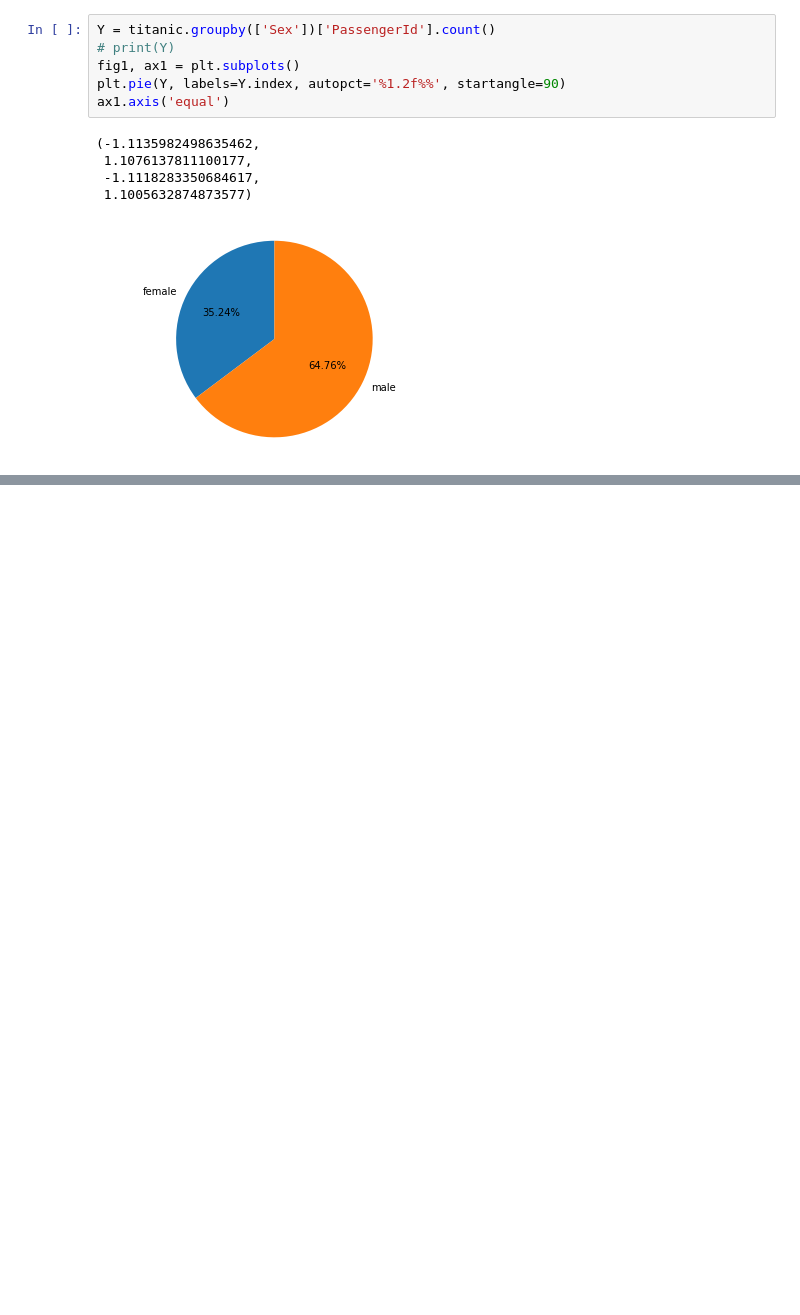
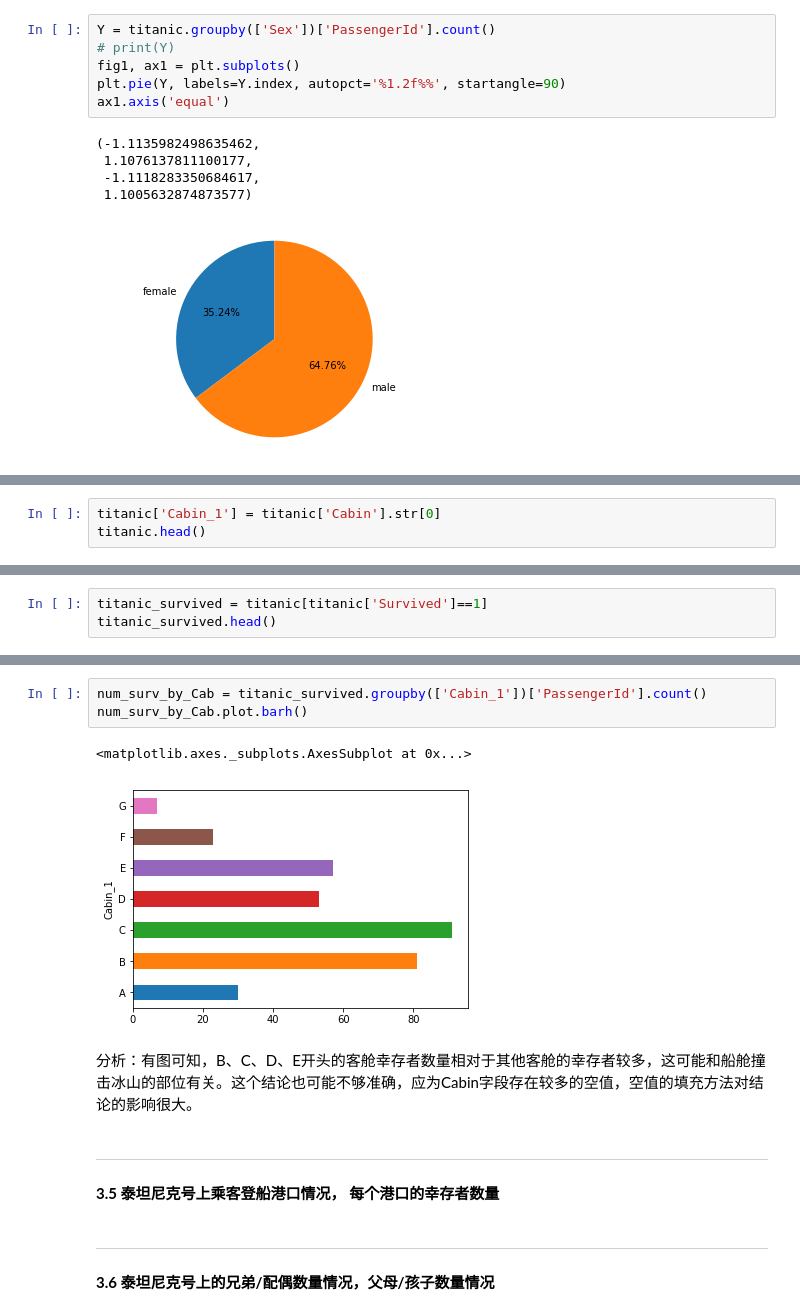
Before and after one commit to LYleonard/DataAnalysis, a Jupyter notebook: Statistics/ExploringDataSet/Explore_Titanic_Data.ipynb, the cells around one changed output, grey strips where cells are left out. Cells and saved outputs as stored; diff of their text form; blank space fills up the shorter version.

Commit message:
EDA Titanic 3.4

```diff
--- a/Statistics/ExploringDataSet/Explore_Titanic_Data.ipynb
+++ b/Statistics/ExploringDataSet/Explore_Titanic_Data.ipynb
@@ -230,0 +234,3 @@ ax1.axis('equal')
+# %%
+titanic['Cabin_1'] = titanic['Cabin'].str[0]
+titanic.head()
@@ -230,0 +244,3 @@ ax1.axis('equal')
+# %%
+titanic_survived = titanic[titanic['Survived']==1]
+titanic_survived.head()
@@ -230,0 +254,14 @@ ax1.axis('equal')
+# %%
+num_surv_by_Cab = titanic_survived.groupby(['Cabin_1'])['PassengerId'].count()
+num_surv_by_Cab.plot.barh()
+# %% [output]
+<matplotlib.axes._subplots.AxesSubplot at 0x...>
+[figure, added]
+# %% [markdown]
+分析：有图可知，B、C、D、E开头的客舱幸存者数量相对于其他客舱的幸存者较多，这可能和船舱撞击冰山的部位有关。这个结论也可能不够准确，应为Cabin字段存在较多的空值，空值的填充方法对结论的影响很大。
+# %% [markdown]
+---
+**3.5 泰坦尼克号上乘客登船港口情况， 每个港口的幸存者数量**
+# %% [markdown]
+---
+**3.6 泰坦尼克号上的兄弟/配偶数量情况，父母/孩子数量情况**
```
Also changed, not shown: parts of 5 cells of this notebook, 1 other file.
